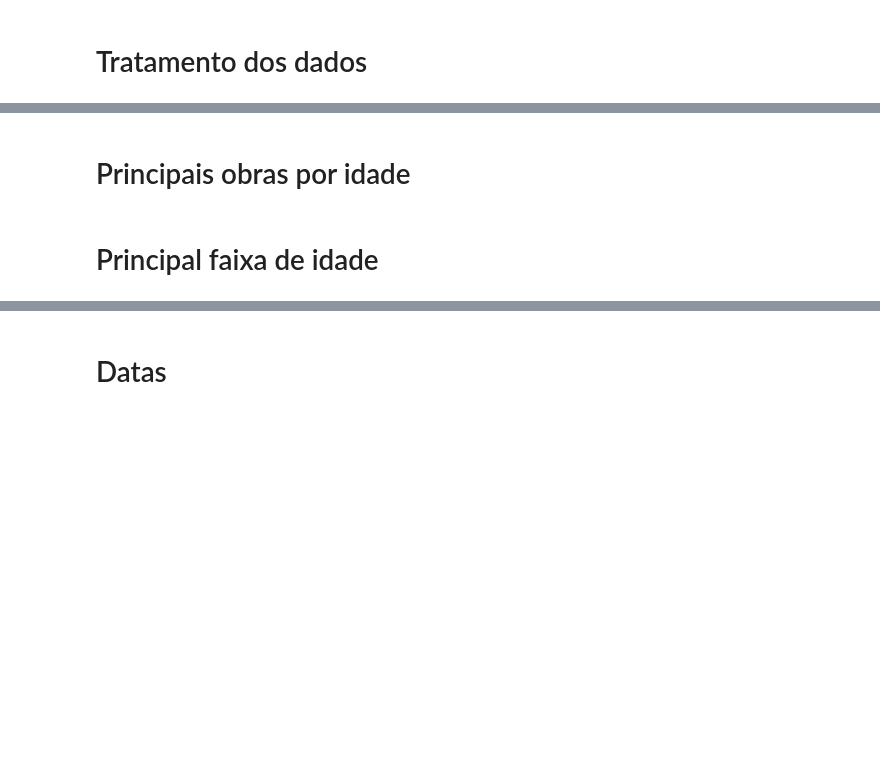
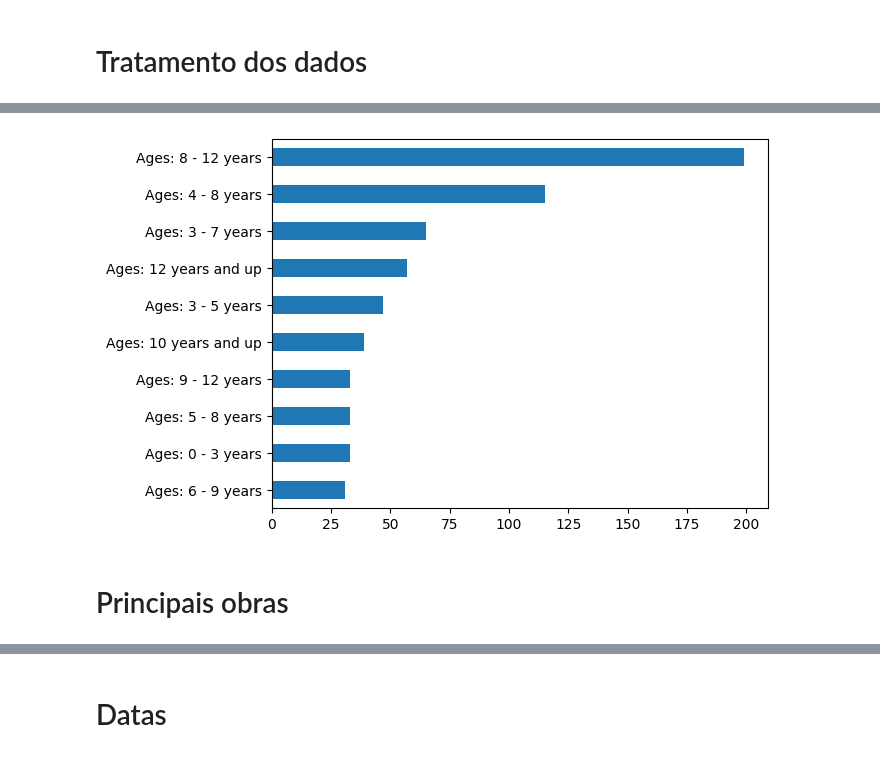
Before and after one commit to Jessesantoz/An-lise-dados-de-livros, a Jupyter notebook: Books_kids.ipynb, the cells around one changed output, grey strips where cells are left out. Drawn from its saved outputs; the diff is of its cells as text; code cells hidden in the pictures; blank space fills up the shorter version.

```diff
--- a/Books_kids.ipynb
+++ b/Books_kids.ipynb
@@ -21,0 +78,3 @@ df.tail()
+# %%
+idade = df['Age'].value_counts().sort_values(ascending=True).tail(10)
+idade
@@ -22,4 +93,7 @@ df.tail()
+# %%
+idade.plot(kind='barh')
+plt.show()
+# %% [output]
+[figure, added]
 # %% [markdown]
-# Principais obras por idade
+# Principais obras
-# %% [markdown]
-# Principal faixa de idade
```
Also changed, not shown: parts of 12 cells of this notebook.
